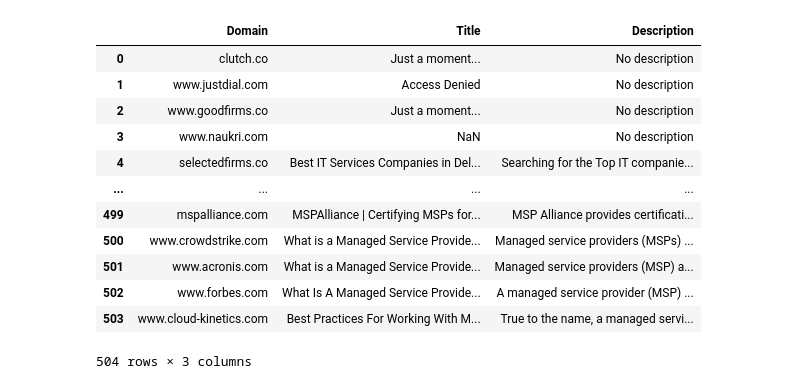
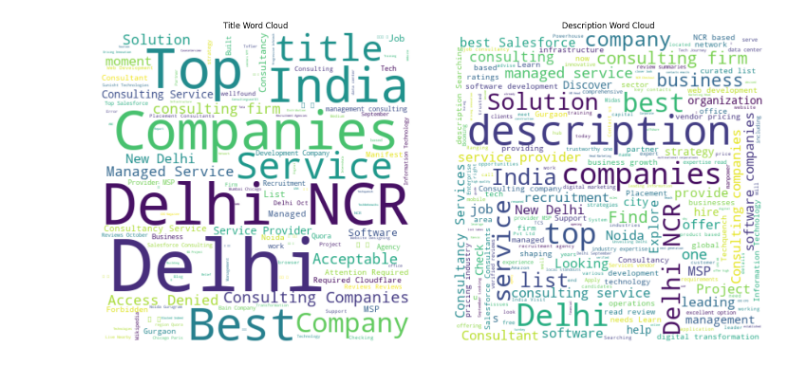
Before and after one commit to Gerote1/Crawing1, a Jupyter notebook: main.ipynb, the cells around one changed output. Cells and saved outputs as stored; diff of their text form; code cells hidden in the pictures.

Commit message:
add graphs

```diff
--- a/main.ipynb
+++ b/main.ipynb
@@ -3,17 +7,2 @@ import pandas as pd
 # %%
 df=pd.read_csv("results.csv")
-df
-# %% [output]
-|  | Domain | Title | Description |
-| 0 | clutch.co | Just a moment... | No description |
-| 1 | www.justdial.com | Access Denied | No description |
-| 2 | www.goodfirms.co | Just a moment... | No description |
-| 3 | www.naukri.com | NaN | No description |
-| 4 | selectedfirms.co | Best IT Services Companies in Del... | Searching for the Top IT companie... |
-| ... | ... | ... | ... |
-| 499 | mspalliance.com | MSPAlliance | Certifying MSPs for... | MSP Alliance provides certificati... |
-| 500 | www.crowdstrike.com | What is a Managed Service Provide... | Managed service providers (MSPs) ... |
-| 501 | www.acronis.com | What is a Managed Service Provide... | Managed service providers (MSP) a... |
-| 502 | www.forbes.com | What Is A Managed Service Provide... | A managed service provider (MSP) ... |
-| 503 | www.cloud-kinetics.com | Best Practices For Working With M... | True to the name, a managed servi... |
-504 rows × 3 columns
@@ -19,0 +33,33 @@ df
+# %%
+## word cloud for title and description
+##Visualize the most frequent keywords in the Title and Description columns to understand common topics and keyword opportunities.
+from wordcloud import WordCloud
+import matplotlib.pyplot as plt
+
+# Generate word cloud for Title
+title_text = " ".join(df['Title'].fillna(''))
+wordcloud_title = WordCloud(width=400, height=400, background_color='white').generate(title_text)
+
+# Generate word cloud for Description
+description_text = " ".join(df['Description'].fillna(''))
+wordcloud_description = WordCloud(width=400, height=400, background_color='white').generate(description_text)
+
+# Plot word clouds side by side
+plt.figure(figsize=(15, 7))
+
+# Word cloud for Title
+plt.subplot(1, 2, 1)
+plt.imshow(wordcloud_title, interpolation='bilinear')
+plt.title('Title Word Cloud')
+plt.axis('off')
+
+# Word cloud for Description
+plt.subplot(1, 2, 2)
+plt.imshow(wordcloud_description, interpolation='bilinear')
+plt.title('Description Word Cloud')
+plt.axis('off')
+
+plt.tight_layout()
+plt.show()
+# %% [output]
+[figure, added]
```
Also changed, not shown: parts of 3 cells of this notebook.
